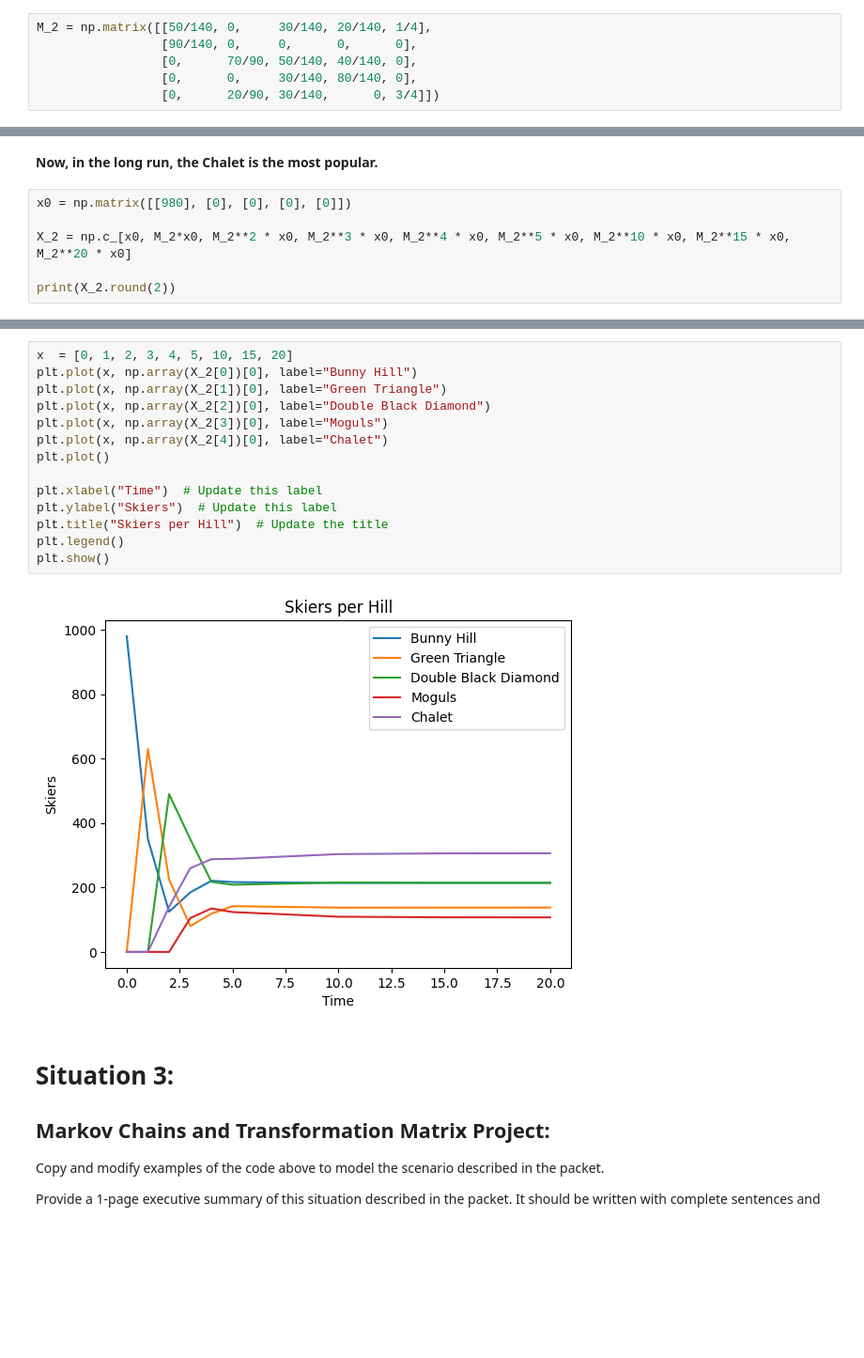
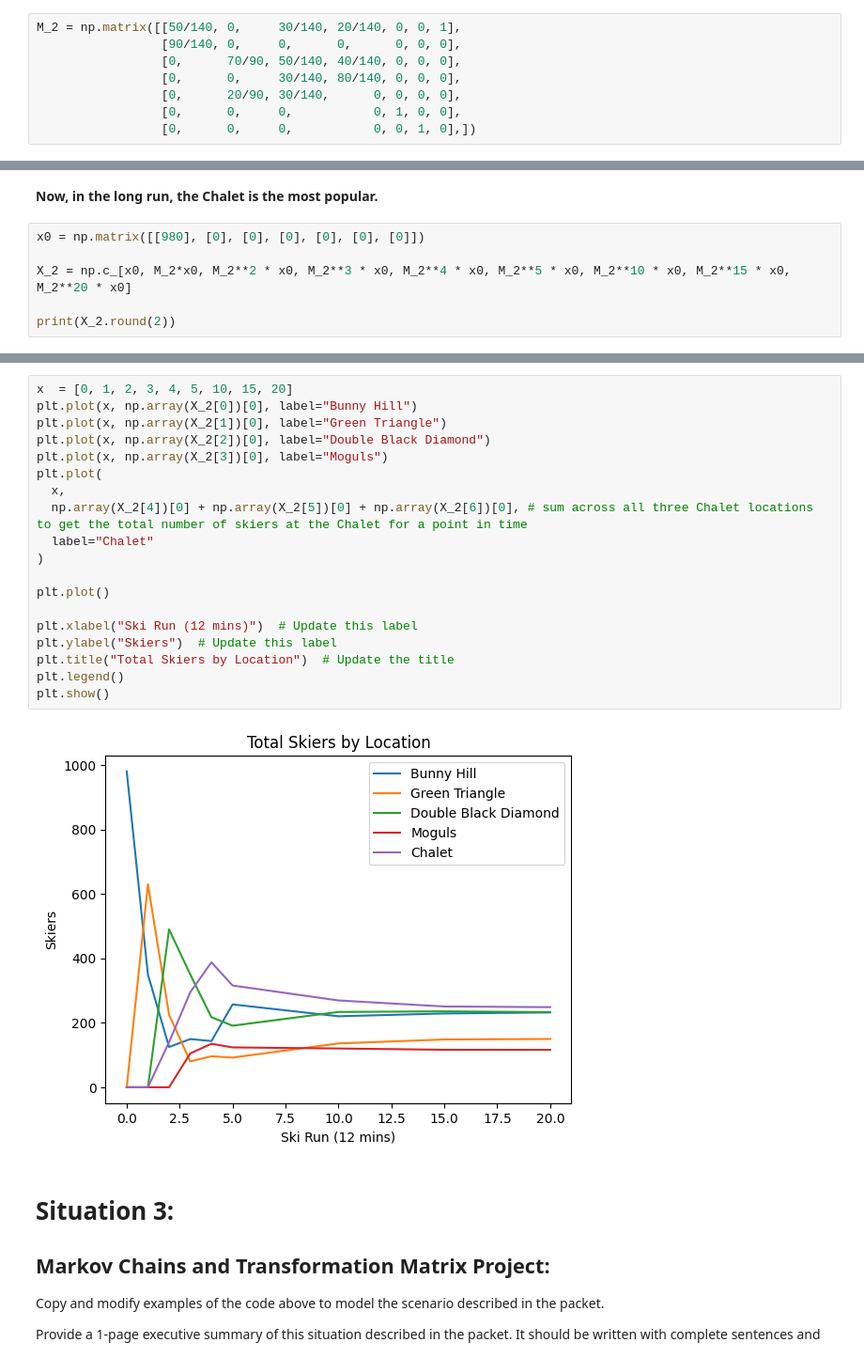
Before and after one commit to josephnagel1/MATH311_linear_algebra_projects, a Jupyter notebook: The_Ski_Hill_Transition_Matrices_and_Markov_Chains.ipynb, the cells around one changed output, grey strips where cells are left out. Shown at 94% size. Cells and saved outputs as stored; diff of their text form; blank space fills up the shorter version.

```diff
--- a/The_Ski_Hill_Transition_Matrices_and_Markov_Chains.ipynb
+++ b/The_Ski_Hill_Transition_Matrices_and_Markov_Chains.ipynb
@@ -203,9 +202,11 @@ What is your new matrix system for this modification?  Give your new system and
 # %%
-M_2 = np.matrix([[50/140, 0,     30/140, 20/140, 1/4],
-                 [90/140, 0,     0,      0,      0],
-                 [0,      70/90, 50/140, 40/140, 0],
-                 [0,      0,     30/140, 80/140, 0],
-                 [0,      20/90, 30/140,      0, 3/4]])
+M_2 = np.matrix([[50/140, 0,     30/140, 20/140, 0, 0, 1],
+                 [90/140, 0,     0,      0,      0, 0, 0],
+                 [0,      70/90, 50/140, 40/140, 0, 0, 0],
+                 [0,      0,     30/140, 80/140, 0, 0, 0],
+                 [0,      20/90, 30/140,      0, 0, 0, 0],
+                 [0,      0,     0,           0, 1, 0, 0],
+                 [0,      0,     0,           0, 0, 1, 0],])
 # %% [markdown]
 ## HW 4:
 
@@ -213,7 +214,7 @@ Long term, did changing the system affect which ski run was most popular?
 # %% [markdown]
 **Now, in the long run, the Chalet is the most popular.**
 # %%
-x0 = np.matrix([[980], [0], [0], [0], [0]])
+x0 = np.matrix([[980], [0], [0], [0], [0], [0], [0]])
 
 X_2 = np.c_[x0, M_2*x0, M_2**2 * x0, M_2**3 * x0, M_2**4 * x0, M_2**5 * x0, M_2**10 * x0, M_2**15 * x0, M_2**20 * x0]
 
@@ -227,19 +230,24 @@ print(X_2.round(2))
 # %%
 x  = [0, 1, 2, 3, 4, 5, 10, 15, 20]
 plt.plot(x, np.array(X_2[0])[0], label="Bunny Hill")
 plt.plot(x, np.array(X_2[1])[0], label="Green Triangle")
 plt.plot(x, np.array(X_2[2])[0], label="Double Black Diamond")
 plt.plot(x, np.array(X_2[3])[0], label="Moguls")
-plt.plot(x, np.array(X_2[4])[0], label="Chalet")
+plt.plot(
+  x,
+  np.array(X_2[4])[0] + np.array(X_2[5])[0] + np.array(X_2[6])[0], # sum across all three Chalet locations to get the total number of skiers at the Chalet for a point in time
+  label="Chalet"
+)
+
 plt.plot()
 
-plt.xlabel("Time")  # Update this label
+plt.xlabel("Ski Run (12 mins)")  # Update this label
 plt.ylabel("Skiers")  # Update this label
-plt.title("Skiers per Hill")  # Update the title
+plt.title("Total Skiers by Location")  # Update the title
 plt.legend()
 plt.show()
 # %% [output]
-[figure, old version]
+[figure, new version]
 # %% [markdown]
 # Situation 3:
 
```
Also changed, not shown: parts of 4 cells of this notebook.
